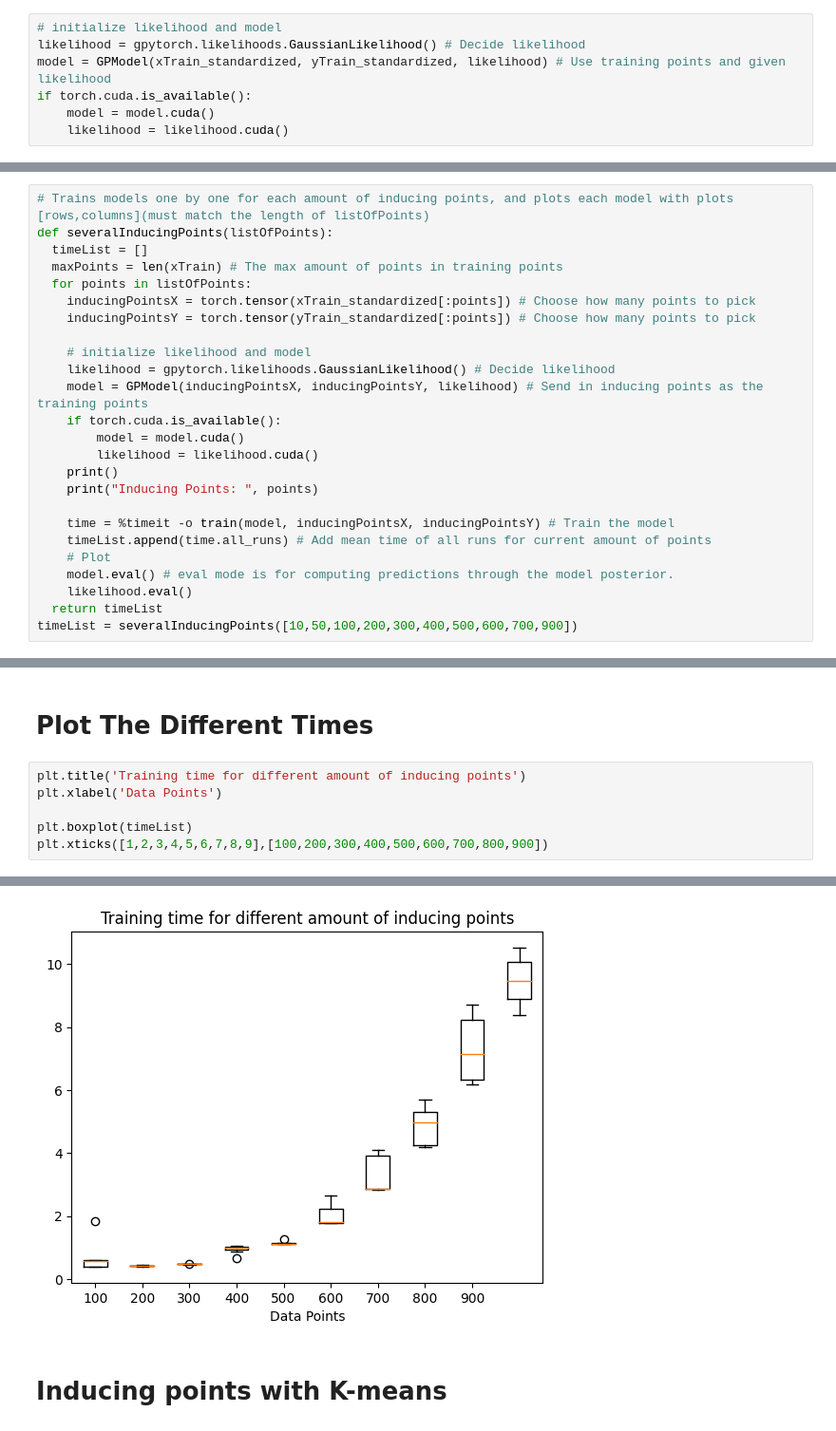
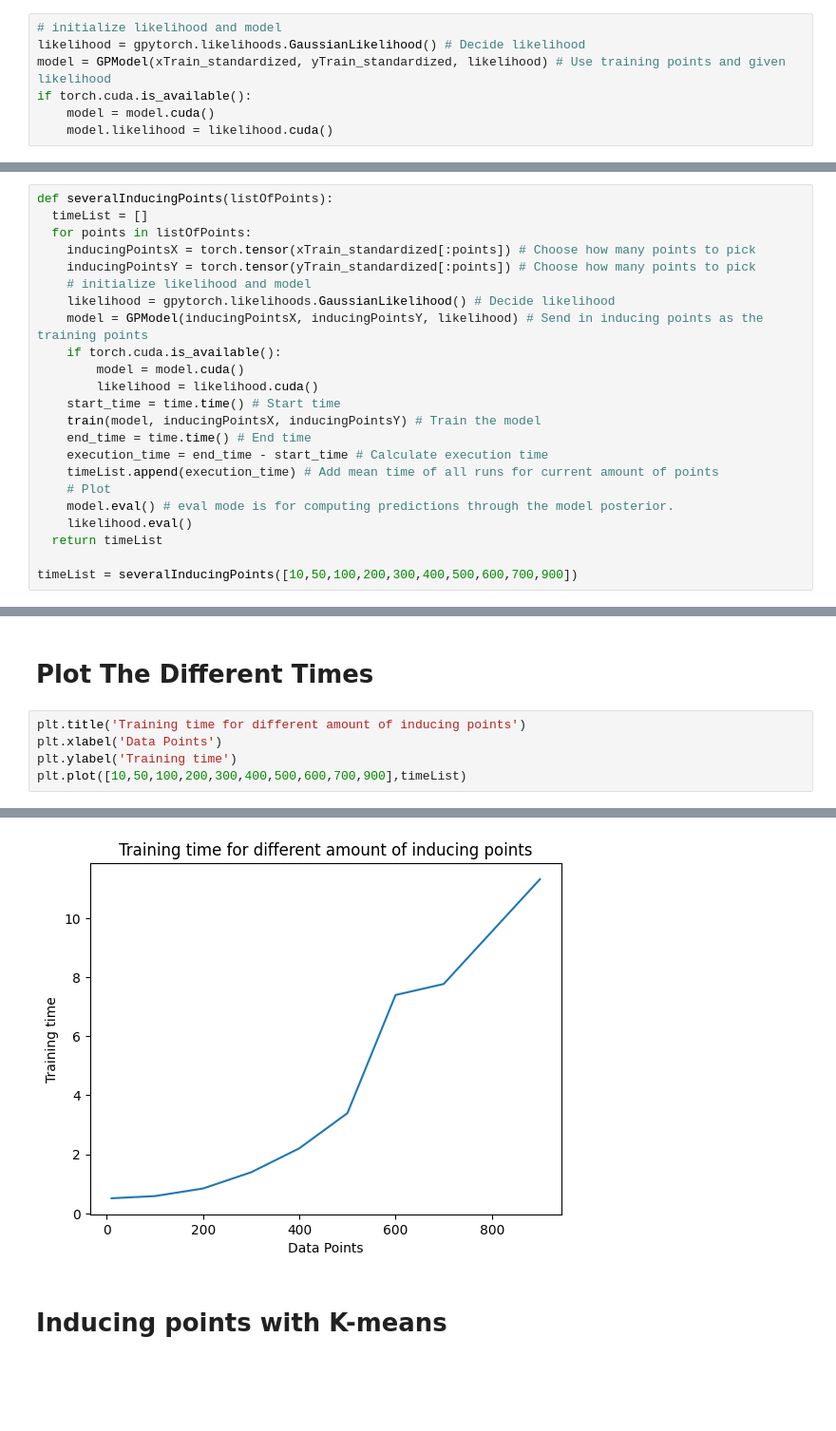
Before and after one commit to Sabelz/Gaussian_Processes_Inducing_Points, a Jupyter notebook: GPs/GPConcrete.ipynb, the cells around one changed output, grey strips where cells are left out. Shown: that part at 95% size. Drawn from its saved outputs; the diff is of its cells as text; blank space fills up the shorter version.

```diff
--- a/GPs/GPConcrete.ipynb
+++ b/GPs/GPConcrete.ipynb
@@ -110,4 +110,4 @@ likelihood = gpytorch.likelihoods.GaussianLikelihood() # Decide likelihood
 model = GPModel(xTrain_standardized, yTrain_standardized, likelihood) # Use training points and given likelihood
 if torch.cuda.is_available():
     model = model.cuda()
-    likelihood = likelihood.cuda()
+    model.likelihood = likelihood.cuda()
@@ -215,27 +340,25 @@ root_MSE_train
 # %% [markdown]
 # Compare different amount of points
 # %%
-# Trains models one by one for each amount of inducing points, and plots each model with plots [rows,columns](must match the length of listOfPoints)
 def severalInducingPoints(listOfPoints):
   timeList = []
-  maxPoints = len(xTrain) # The max amount of points in training points
   for points in listOfPoints:
     inducingPointsX = torch.tensor(xTrain_standardized[:points]) # Choose how many points to pick
     inducingPointsY = torch.tensor(yTrain_standardized[:points]) # Choose how many points to pick
-
     # initialize likelihood and model
     likelihood = gpytorch.likelihoods.GaussianLikelihood() # Decide likelihood
     model = GPModel(inducingPointsX, inducingPointsY, likelihood) # Send in inducing points as the training points
     if torch.cuda.is_available():
         model = model.cuda()
         likelihood = likelihood.cuda()
-    print()
-    print("Inducing Points: ", points)
-
-    time = %timeit -o train(model, inducingPointsX, inducingPointsY) # Train the model
-    timeList.append(time.all_runs) # Add mean time of all runs for current amount of points
+    start_time = time.time() # Start time
+    train(model, inducingPointsX, inducingPointsY) # Train the model
+    end_time = time.time() # End time
+    execution_time = end_time - start_time # Calculate execution time
+    timeList.append(execution_time) # Add mean time of all runs for current amount of points
     # Plot
     model.eval() # eval mode is for computing predictions through the model posterior.
     likelihood.eval()
   return timeList
+
 timeList = severalInducingPoints([10,50,100,200,300,400,500,600,700,900])
@@ -262,7 +367,6 @@ Inducing Points:  900
 # %%
 plt.title('Training time for different amount of inducing points')
 plt.xlabel('Data Points')
-
-plt.boxplot(timeList)
-plt.xticks([1,2,3,4,5,6,7,8,9],[100,200,300,400,500,600,700,800,900])
+plt.ylabel('Training time')
+plt.plot([10,50,100,200,300,400,500,600,700,900],timeList)
 # %% [output]
@@ -287,4 +374,4 @@ plt.xticks([1,2,3,4,5,6,7,8,9],[100,200,300,400,500,600,700,800,900])
-[figure, old version]
+[figure, new version]
 # %% [markdown]
 # Inducing points with K-means
 # %% [markdown]
```
Also changed, not shown: parts of 34 cells of this notebook.
